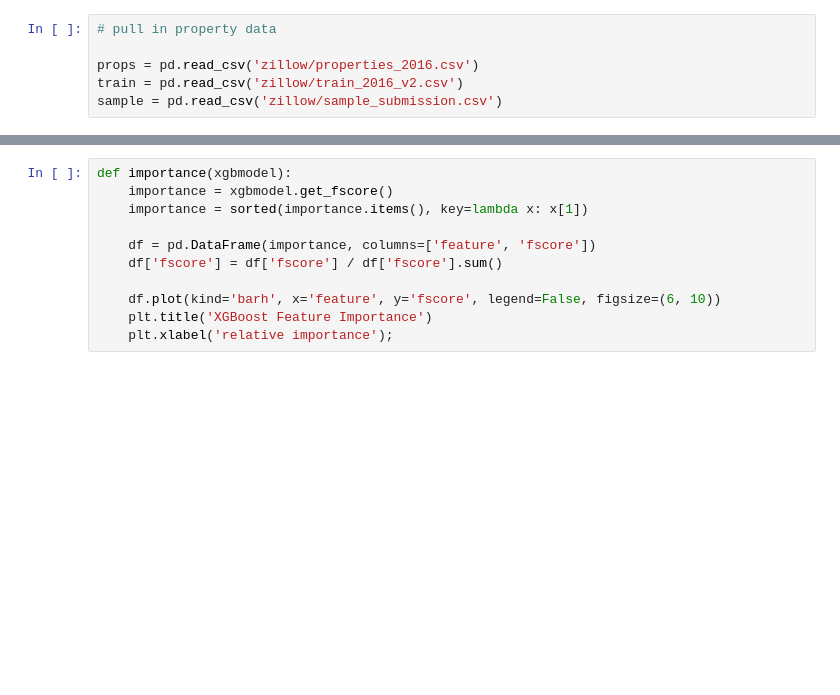
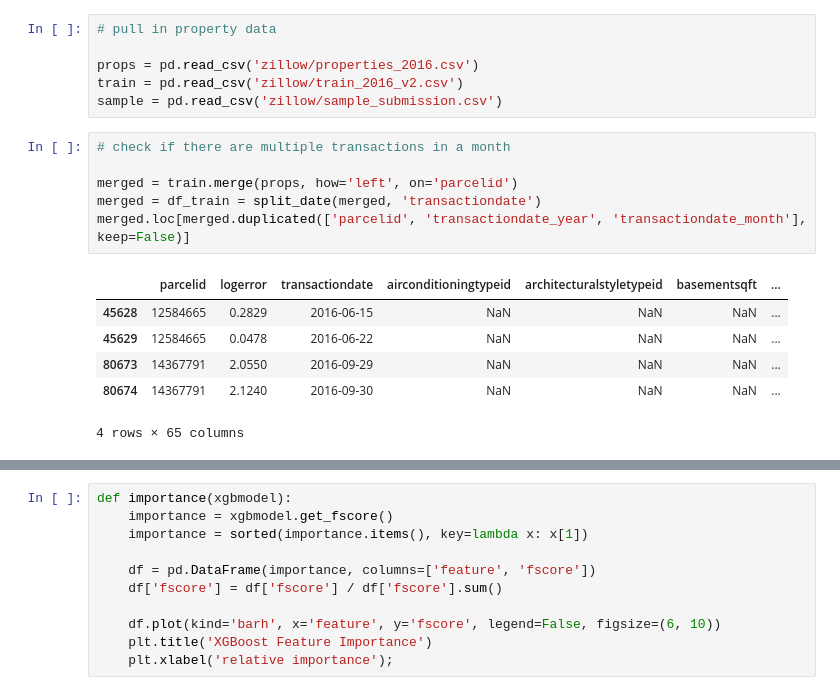
Before and after one commit to ibratface/dl_projects, a Jupyter notebook: zillow.ipynb, the cells around one changed output, grey strips where cells are left out. Drawn from its saved outputs; the diff is of its cells as text; blank space fills up the shorter version.

```diff
--- a/zillow.ipynb
+++ b/zillow.ipynb
@@ -21,3 +21,16 @@ import matplotlib.pyplot as plt
 props = pd.read_csv('zillow/properties_2016.csv')
 train = pd.read_csv('zillow/train_2016_v2.csv')
 sample = pd.read_csv('zillow/sample_submission.csv')
+# %%
+# check if there are multiple transactions in a month
+
+merged = train.merge(props, how='left', on='parcelid')
+merged = df_train = split_date(merged, 'transactiondate')
+merged.loc[merged.duplicated(['parcelid', 'transactiondate_year', 'transactiondate_month'], keep=False)]
+# %% [output]
+|  | parcelid | logerror | transactiondate | airconditioningtypeid | architecturalstyletypeid | basementsqft | ... |
+| 45628 | 12584665 | 0.2829 | 2016-06-15 | NaN | NaN | NaN | ... |
+| 45629 | 12584665 | 0.0478 | 2016-06-22 | NaN | NaN | NaN | ... |
+| 80673 | 14367791 | 2.0550 | 2016-09-29 | NaN | NaN | NaN | ... |
+| 80674 | 14367791 | 2.1240 | 2016-09-30 | NaN | NaN | NaN | ... |
+4 rows × 65 columns
```
Also changed, not shown: parts of 14 cells of this notebook.
